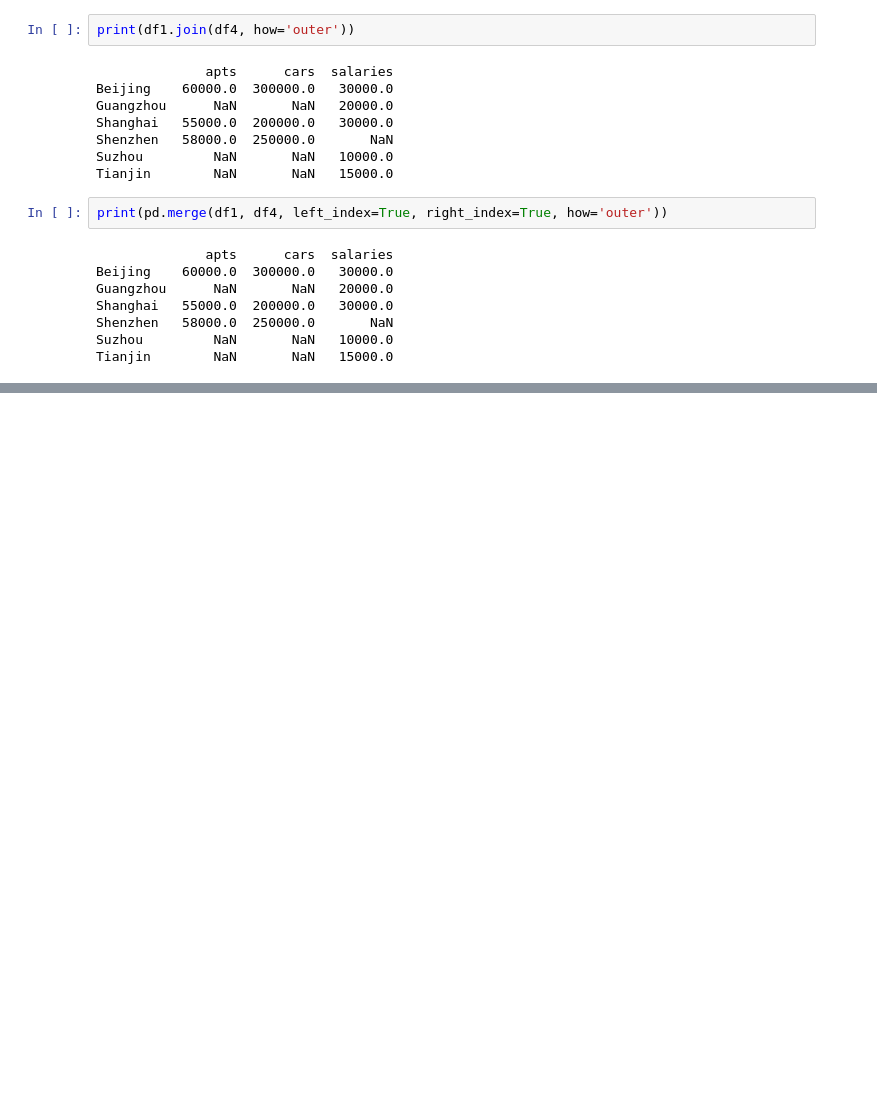
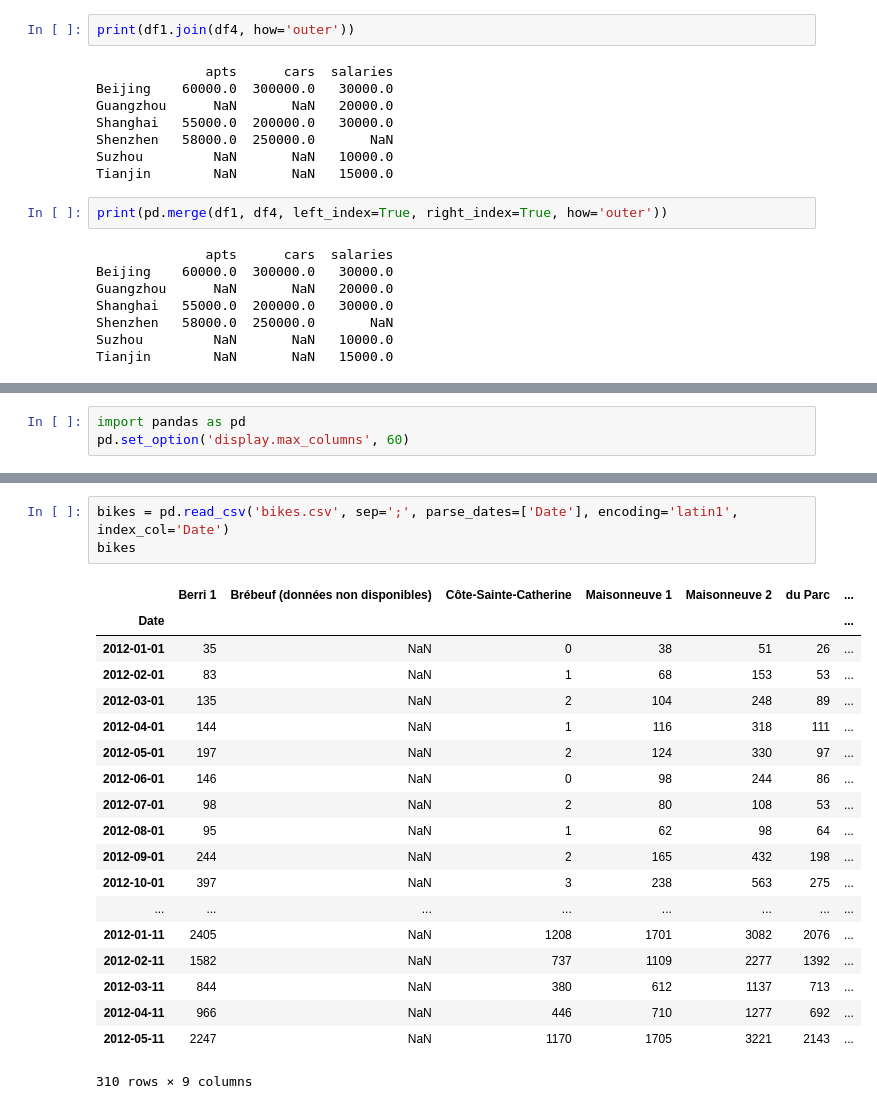
Before and after one commit to ZeweiChu/pandas-tutorial, a Jupyter notebook: pandas-tutorial.ipynb, the cells around one changed output, grey strips where cells are left out. Drawn from its saved outputs; the diff is of its cells as text; blank space fills up the shorter version.

```diff
--- a/pandas-tutorial.ipynb
+++ b/pandas-tutorial.ipynb
@@ -1099,0 +1171,3 @@ Tianjin        NaN       NaN   15000.0
+# %%
+import pandas as pd
+pd.set_option('display.max_columns', 60)
@@ -1099,0 +1200,23 @@ Tianjin        NaN       NaN   15000.0
+# %%
+bikes = pd.read_csv('bikes.csv', sep=';', parse_dates=['Date'], encoding='latin1', index_col='Date')
+bikes
+# %% [output]
+|  | Berri 1 | Brébeuf (données non disponibles) | Côte-Sainte-Catherine | Maisonneuve 1 | Maisonneuve 2 | du Parc | ... |
+| Date |  |  |  |  |  |  | ... |
+| 2012-01-01 | 35 | NaN | 0 | 38 | 51 | 26 | ... |
+| 2012-02-01 | 83 | NaN | 1 | 68 | 153 | 53 | ... |
+| 2012-03-01 | 135 | NaN | 2 | 104 | 248 | 89 | ... |
+| 2012-04-01 | 144 | NaN | 1 | 116 | 318 | 111 | ... |
+| 2012-05-01 | 197 | NaN | 2 | 124 | 330 | 97 | ... |
+| 2012-06-01 | 146 | NaN | 0 | 98 | 244 | 86 | ... |
+| 2012-07-01 | 98 | NaN | 2 | 80 | 108 | 53 | ... |
+| 2012-08-01 | 95 | NaN | 1 | 62 | 98 | 64 | ... |
+| 2012-09-01 | 244 | NaN | 2 | 165 | 432 | 198 | ... |
+| 2012-10-01 | 397 | NaN | 3 | 238 | 563 | 275 | ... |
+| ... | ... | ... | ... | ... | ... | ... | ... |
+| 2012-01-11 | 2405 | NaN | 1208 | 1701 | 3082 | 2076 | ... |
+| 2012-02-11 | 1582 | NaN | 737 | 1109 | 2277 | 1392 | ... |
+| 2012-03-11 | 844 | NaN | 380 | 612 | 1137 | 713 | ... |
+| 2012-04-11 | 966 | NaN | 446 | 710 | 1277 | 692 | ... |
+| 2012-05-11 | 2247 | NaN | 1170 | 1705 | 3221 | 2143 | ... |
+310 rows × 9 columns
```
Also changed, not shown: parts of 25 cells of this notebook, 1 other file.
